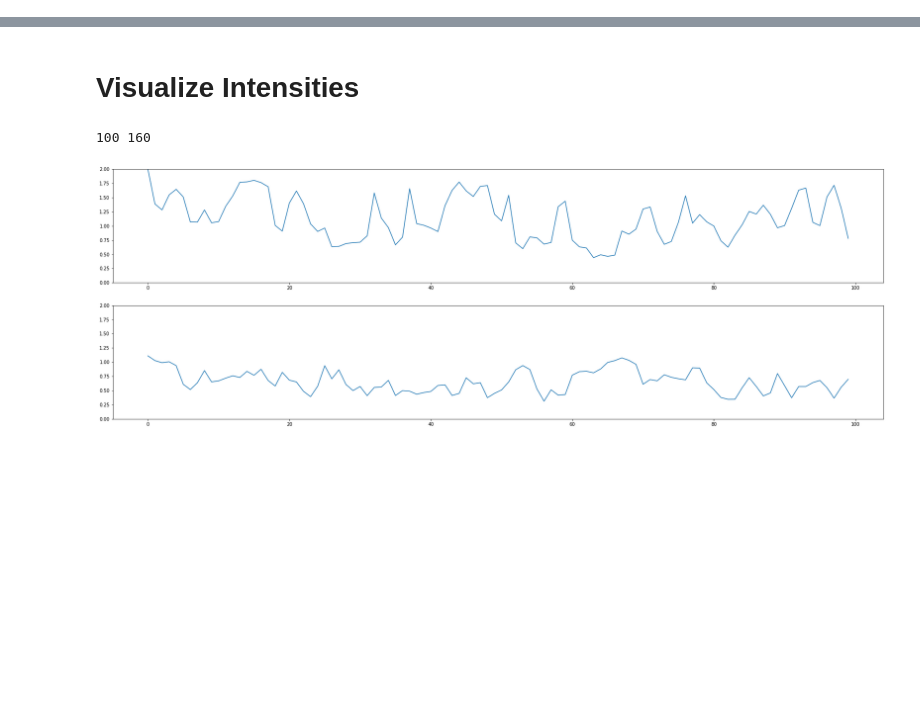
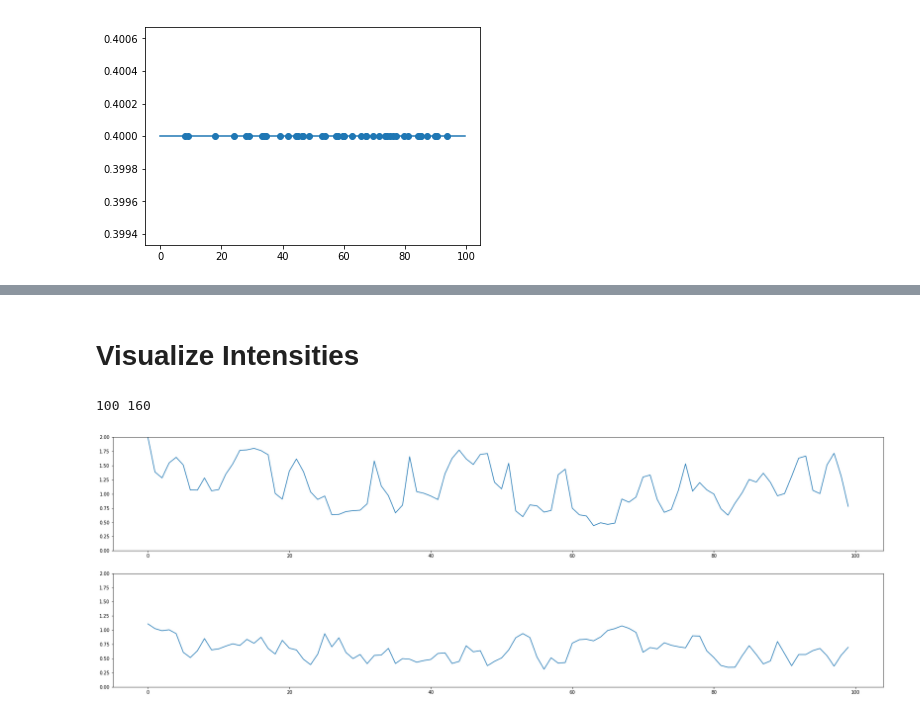
Before and after one commit to shaabhishek/hierarchical-pp-new, a Jupyter notebook: src/notebooks/Synthetic Data.ipynb, the cells around one changed output, grey strips where cells are left out. Drawn from its saved outputs; the diff is of its cells as text; code cells hidden in the pictures; blank space fills up the shorter version.

```diff
--- a/src/notebooks/Synthetic Data.ipynb
+++ b/src/notebooks/Synthetic Data.ipynb
@@ -5,0 +62,21 @@ import matplotlib.pyplot as plt
+# %%
+def genHomPP(T, params):
+    # params = [lambda]
+    t = 0
+    hist = []
+    while (t < T):
+        increment = np.random.exponential(1/params[0])
+        t += increment
+        if ((t<T)):
+            hist.append(t)
+    return {'t': hist, 'x': list(np.ones_like(hist))}
+# %%
+# Homo Poisson
+paramsHomPP = [.4]
+dataHomPP = genHomPP(100, paramsHomPP)
+y_vals = list(map(lambda x: paramsHomPP[0], np.arange(0, 100, .5)))
+plt.plot(np.arange(0,100,.5), y_vals)
+plt.scatter(dataHomPP['t'], [min(y_vals)]*len(dataHomPP['t']))
+plt.show()
+# %% [output]
+[figure, added]
```
Also changed, not shown: parts of 18 cells of this notebook, 15 other files.
